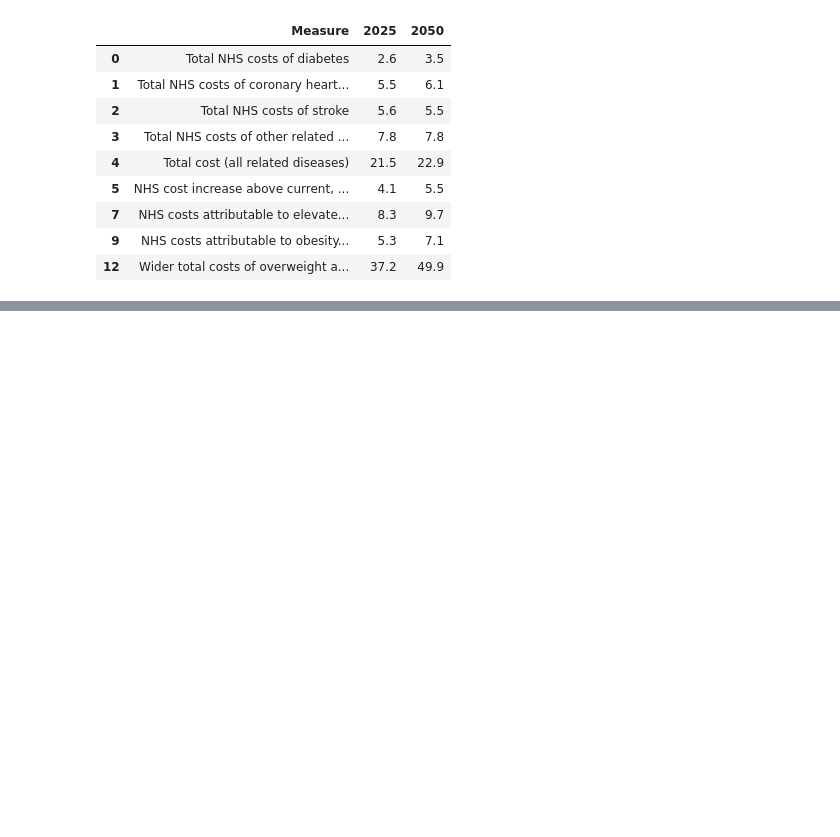
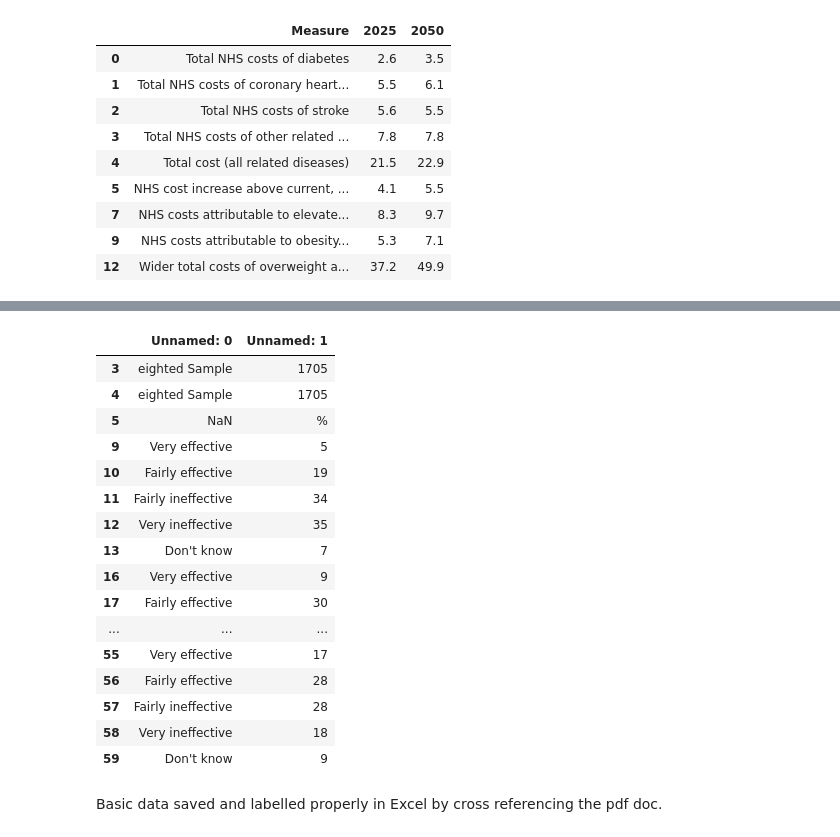
Before and after one commit to jesme00/jesme00.github.io, a Jupyter notebook: PDFScraper.ipynb, the cells around one changed output, grey strips where cells are left out. Drawn from its saved outputs; the diff is of its cells as text; code cells hidden in the pictures; blank space fills up the shorter version.

```diff
--- a/PDFScraper.ipynb
+++ b/PDFScraper.ipynb
@@ -131,0 +180,24 @@ df4.to_csv('Future costs of elevated BMI (£ billion per year).csv', index=False
+# %%
+dfa = table[1]
+dfa = dfa[['Unnamed: 0','Unnamed: 1']]
+dfa
+# %% [output]
+|  | Unnamed: 0 | Unnamed: 1 |
+| 3 | eighted Sample | 1705 |
+| 4 | eighted Sample | 1705 |
+| 5 | NaN | % |
+| 9 | Very effective | 5 |
+| 10 | Fairly effective | 19 |
+| 11 | Fairly ineffective | 34 |
+| 12 | Very ineffective | 35 |
+| 13 | Don't know | 7 |
+| 16 | Very effective | 9 |
+| 17 | Fairly effective | 30 |
+| ... | ... | ... |
+| 55 | Very effective | 17 |
+| 56 | Fairly effective | 28 |
+| 57 | Fairly ineffective | 28 |
+| 58 | Very ineffective | 18 |
+| 59 | Don't know | 9 |
+# %% [markdown]
+Basic data saved and labelled properly in Excel by cross referencing the pdf doc.
```
Also changed, not shown: parts of 8 cells of this notebook.
